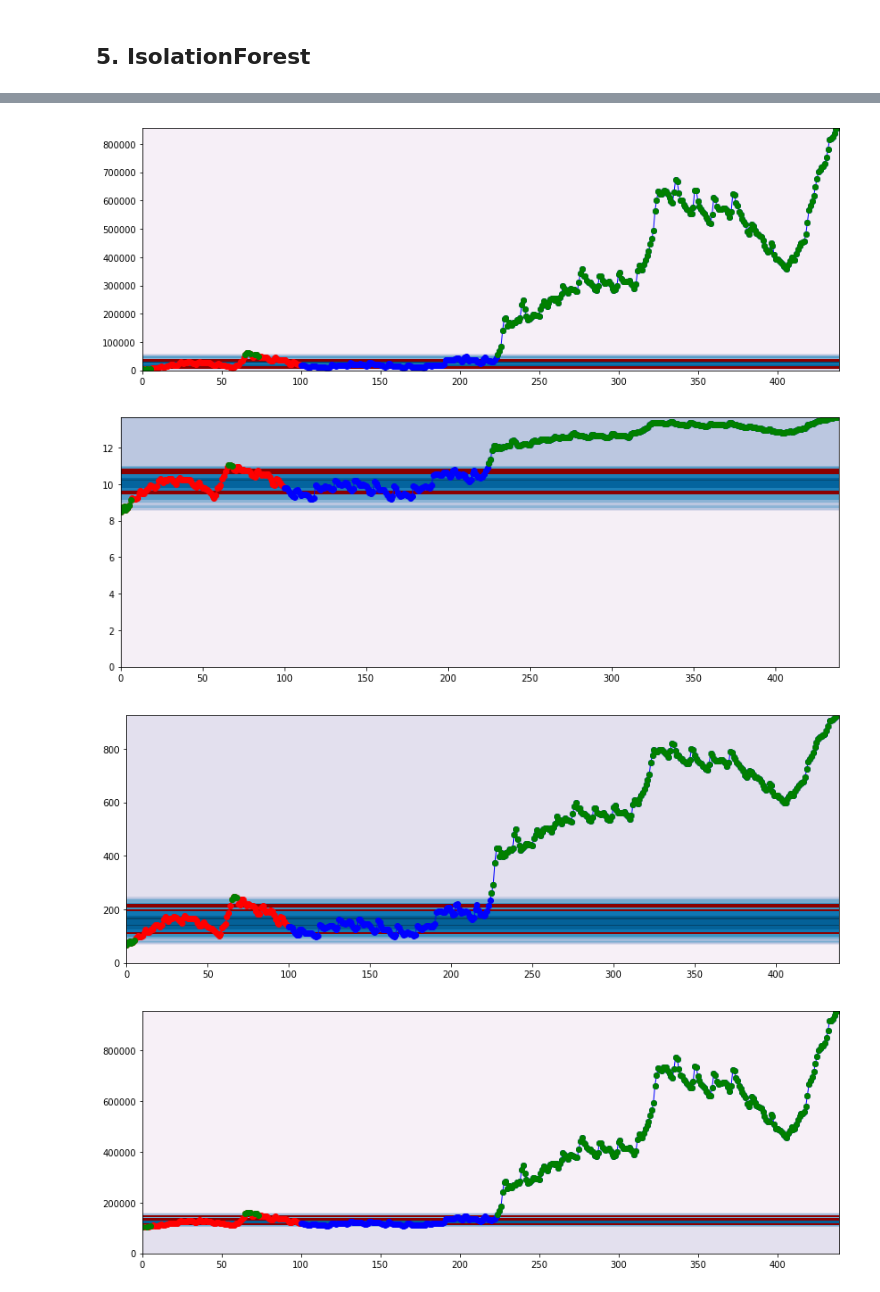
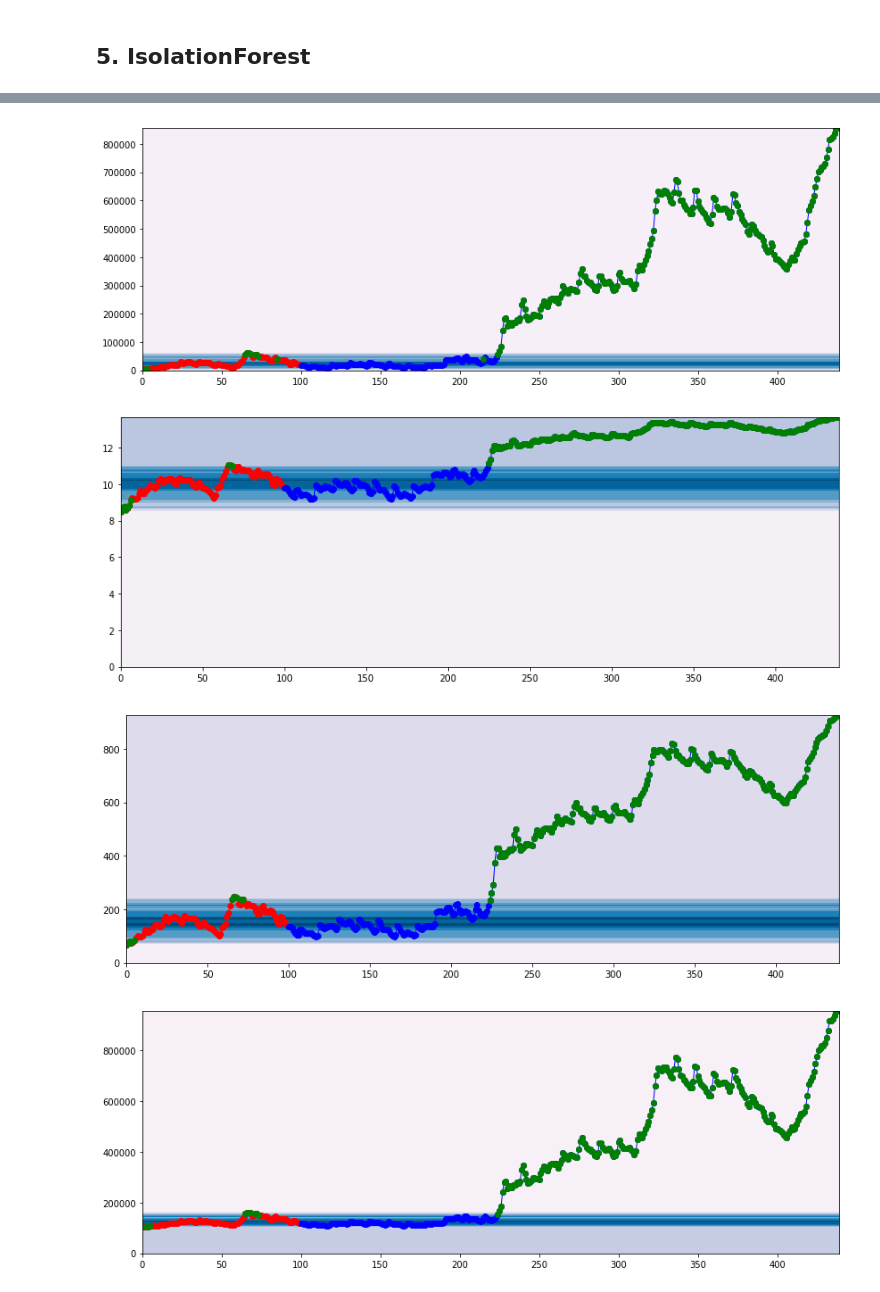
Before and after one commit to MirAlexey/netology-ds, a Jupyter notebook: HW_26/DS_HW_26.ipynb, the cells around one changed output, grey strips where cells are left out. Cells and saved outputs as stored; diff of their text form; code cells hidden in the pictures.

```diff
--- a/HW_26/DS_HW_26.ipynb
+++ b/HW_26/DS_HW_26.ipynb
@@ -295,7 +295,7 @@ clf = svm.OneClassSVM(nu=0.01, kernel="rbf",degree=5 ,gamma=0.01)
 
 
 
-def ClfPlot(clf, data_np, num_train, num_max, figsize=(14,5)):
+def ClfPlot(clf, data_np, num_train, num_max, figsize=(14,5), plot_contour=True):
     clf.fit(data_np[:num_train])
     y_pred_train = clf.predict(data_np[:num_train])
     y_pred_test = clf.predict(data_np[num_train:num_max])
@@ -321,7 +321,8 @@ def ClfPlot(clf, data_np, num_train, num_max, figsize=(14,5)):
 
     plt.figure(figsize=figsize)
     plt.contourf([0, num_max], y, Z, cmap=plt.cm.PuBu)
-    plt.contour([0, num_max], y, Z, levels=[0], linewidths=2, colors='darkred')
+    if plot_contour:
+        plt.contour([0, num_max], y, Z, levels=[0], linewidths=2, colors='darkred')
     plt.plot(range(num_train), data_np[:num_train], 'ro', linewidth=1)
     plt.plot(range(num_train), data_np[:num_train], 'r-', linewidth=1)
     plt.plot(range(num_train,num_max), data_np[num_train:num_max], 'bo', linewidth=1)
@@ -331,5 +332,3 @@ def ClfPlot(clf, data_np, num_train, num_max, figsize=(14,5)):
     if len(false_positive_test)>0:
         plt.plot(false_positive_test[:, 0], false_positive_test[:, 1], 'go')
     plt.show()
-
-ClfPlot(clf, data_np, num_train, num_max)
@@ -370,11 +371,11 @@ ClfPlot(clf, data_np, num_train, 227, (14,20))
 # %%
 # попробуем посмотреть варианты измененных рядов
-ClfPlot(clf, data_np, num_train, num_max)
-ClfPlot(clf, np.log(data_np), num_train, num_max)
-ClfPlot(clf, np.sqrt(data_np), num_train, num_max)
-ClfPlot(clf, data_np+100000, num_train, num_max)
+ClfPlot(clf, data_np, num_train, num_max, plot_contour=False)
+ClfPlot(clf, np.log(data_np), num_train, num_max, plot_contour=False)
+ClfPlot(clf, np.sqrt(data_np), num_train, num_max, plot_contour=False)
+ClfPlot(clf, data_np+100000, num_train, num_max, plot_contour=False)
 # %% [output]
-[figure, old version]
+[figure, new version]
-[figure, old version]
+[figure, new version]
-[figure, old version]
+[figure, new version]
-[figure, old version]
+[figure, new version]
```
Also changed, not shown: parts of 5 cells of this notebook.
